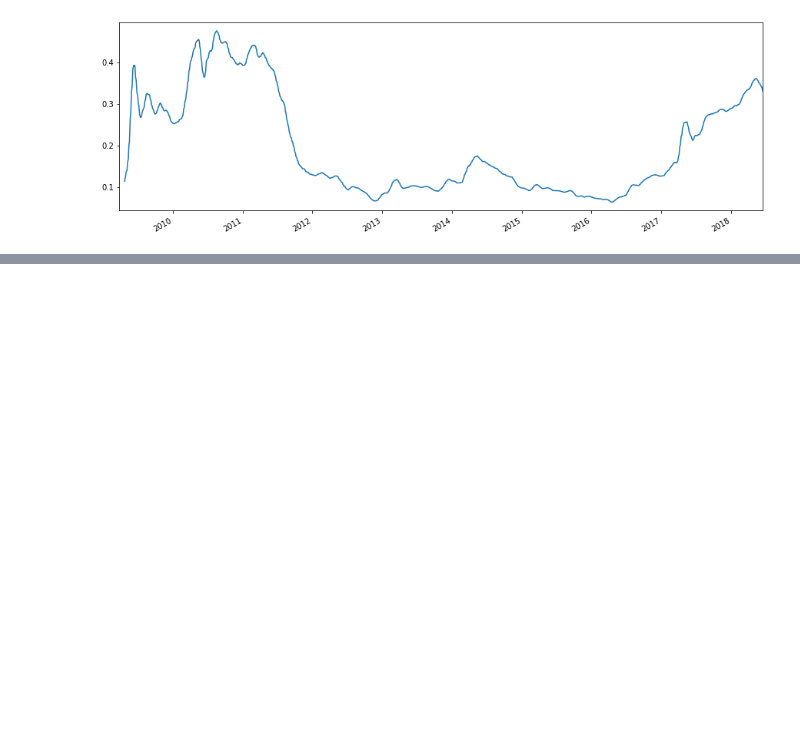
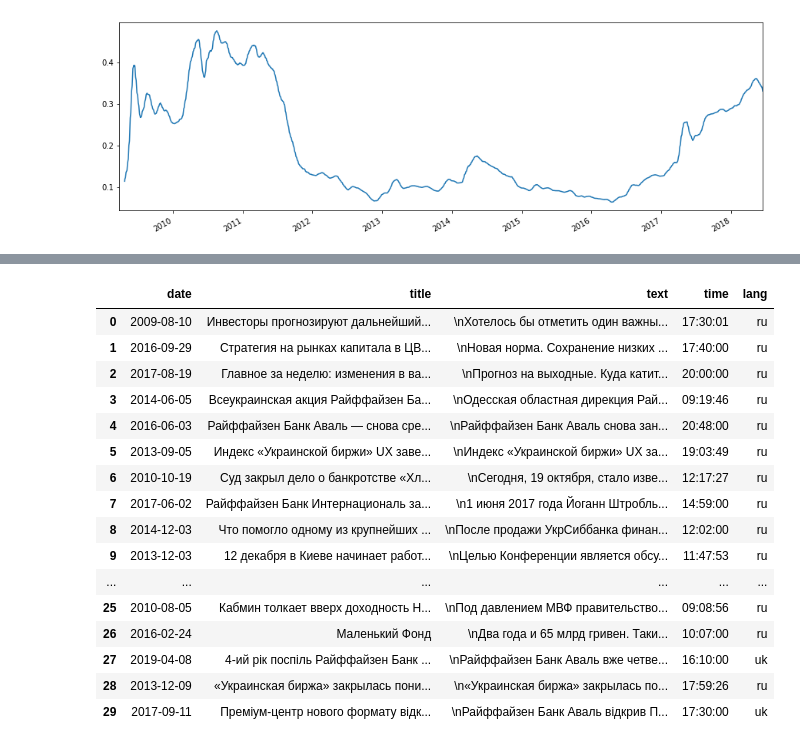
Before and after one commit to tbatsenko/ML_project, a Jupyter notebook: data-analysis/ML project.ipynb, the cells around one changed output, grey strips where cells are left out. Drawn from its saved outputs; the diff is of its cells as text; code cells hidden in the pictures; blank space fills up the shorter version.

Commit message:
Read news data, add NER

```diff
--- a/data-analysis/ML project.ipynb
+++ b/data-analysis/ML project.ipynb
@@ -102,0 +101,14 @@ ValueError: You must specify a freq or x must be a pandas object with a timeseri
+# %%
+titleFiles = [x for x in os.listdir("../scrapped-data-1560265947865/titles/") if x.endswith(".txt")]
+textFiles = [x for x in os.listdir("../scrapped-data-1560265947865/texts/") if x.endswith(".txt")]
+
+titles, texts = [], []
+for title_file in titleFiles:
+    with open("../scrapped-data-1560265947865/titles/" + title_file, encoding="utf-8") as f:
+        titles.append(f.read())
+for text_file in textFiles:
+    with open("../scrapped-data-1560265947865/texts/" + text_file, encoding="utf-8") as f:
+        texts.append(f.read())
+
+news_title_data = pd.DataFrame({"date": titleFiles, "title": titles})
+news_texts_data = pd.DataFrame({"date": textFiles, "text": texts})
@@ -102,0 +133,2 @@ ValueError: You must specify a freq or x must be a pandas object with a timeseri
+# %%
+news_data = pd.merge(news_title_data, news_texts_data)
@@ -102,0 +159,3 @@ ValueError: You must specify a freq or x must be a pandas object with a timeseri
+# %%
+news_data["time"] = [date[:-10].split("T")[1] for date in news_data.date]
+news_data["date"] = [date[:-10].split("T")[0] for date in news_data.date]
@@ -102,0 +197,24 @@ ValueError: You must specify a freq or x must be a pandas object with a timeseri
+# %%
+from langdetect import detect
+
+news_data["lang"] = [detect(text) for text in news_data.text]
+# %%
+news_data.head(30)
+# %% [output]
+|  | date | title | text | time | lang |
+| 0 | 2009-08-10 | Инвесторы прогнозируют дальнейший... | \nХотелось бы отметить один важны... | 17:30:01 | ru |
+| 1 | 2016-09-29 | Стратегия на рынках капитала в ЦВ... | \nНовая норма. Сохранение низких ... | 17:40:00 | ru |
+| 2 | 2017-08-19 | Главное за неделю: изменения в ва... | \nПрогноз на выходные. Куда катит... | 20:00:00 | ru |
+| 3 | 2014-06-05 | Всеукраинская акция Райффайзен Ба... | \nОдесская областная дирекция Рай... | 09:19:46 | ru |
+| 4 | 2016-06-03 | Райффайзен Банк Аваль — снова сре... | \nРайффайзен Банк Аваль снова зан... | 20:48:00 | ru |
+| 5 | 2013-09-05 | Индекс «Украинской биржи» UX заве... | \nИндекс «Украинской биржи» UX за... | 19:03:49 | ru |
+| 6 | 2010-10-19 | Суд закрыл дело о банкротстве «Хл... | \nСегодня, 19 октября, стало изве... | 12:17:27 | ru |
+| 7 | 2017-06-02 | Райффайзен Банк Интернациональ за... | \n1 июня 2017 года Йоганн Штробль... | 14:59:00 | ru |
+| 8 | 2014-12-03 | Что помогло одному из крупнейших ... | \nПосле продажи УкрСиббанка финан... | 12:02:00 | ru |
+| 9 | 2013-12-03 | 12 декабря в Киеве начинает работ... | \nЦелью Конференции является обсу... | 11:47:53 | ru |
+| ... | ... | ... | ... | ... | ... |
+| 25 | 2010-08-05 | Кабмин толкает вверх доходность Н... | \nПод давлением МВФ правительство... | 09:08:56 | ru |
+| 26 | 2016-02-24 | Маленький Фонд | \nДва года и 65 млрд гривен. Таки... | 10:07:00 | ru |
+| 27 | 2019-04-08 | 4-ий рік поспіль Райффайзен Банк ... | \nРайффайзен Банк Аваль вже четве... | 16:10:00 | uk |
+| 28 | 2013-12-09 | «Украинская биржа» закрылась пони... | \n«Украинская биржа» закрылась по... | 17:59:26 | ru |
+| 29 | 2017-09-11 | Преміум-центр нового формату відк... | \nРайффайзен Банк Аваль відкрив П... | 17:30:00 | uk |
```
Also changed, not shown: parts of 19 cells of this notebook.
